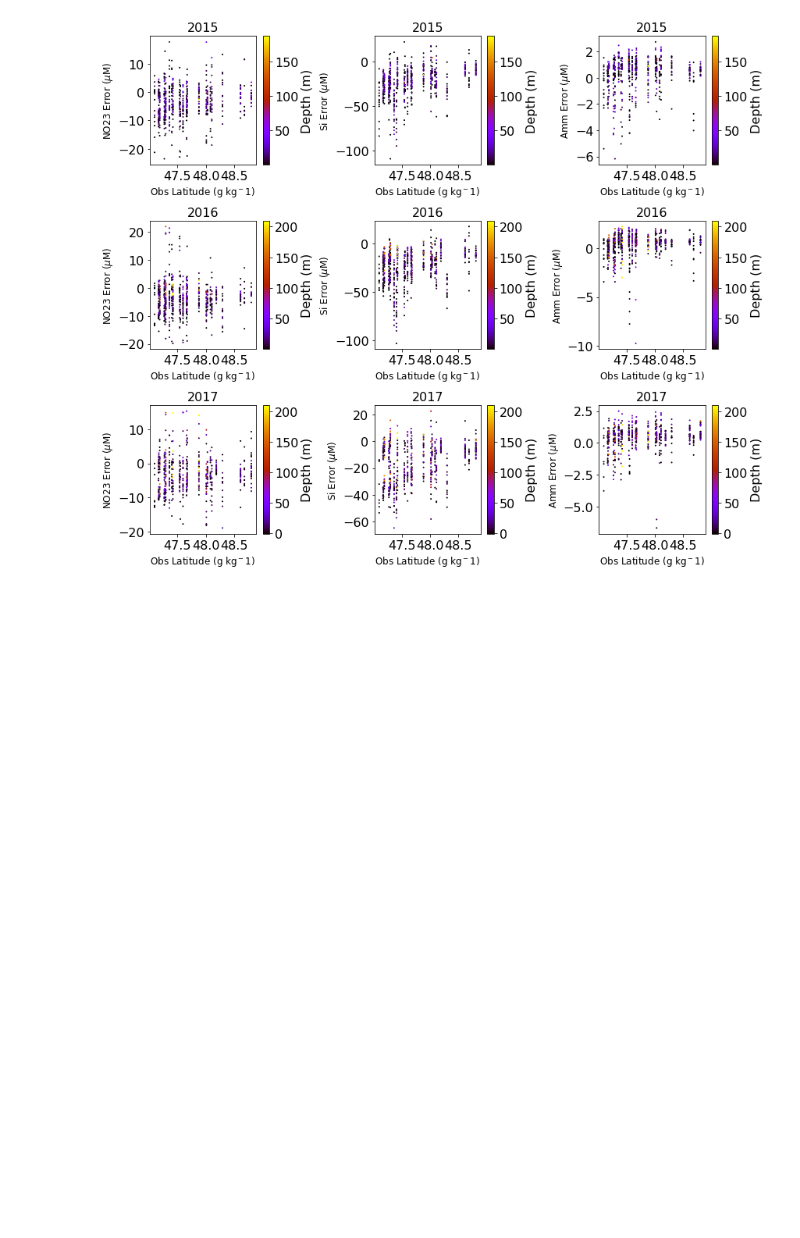
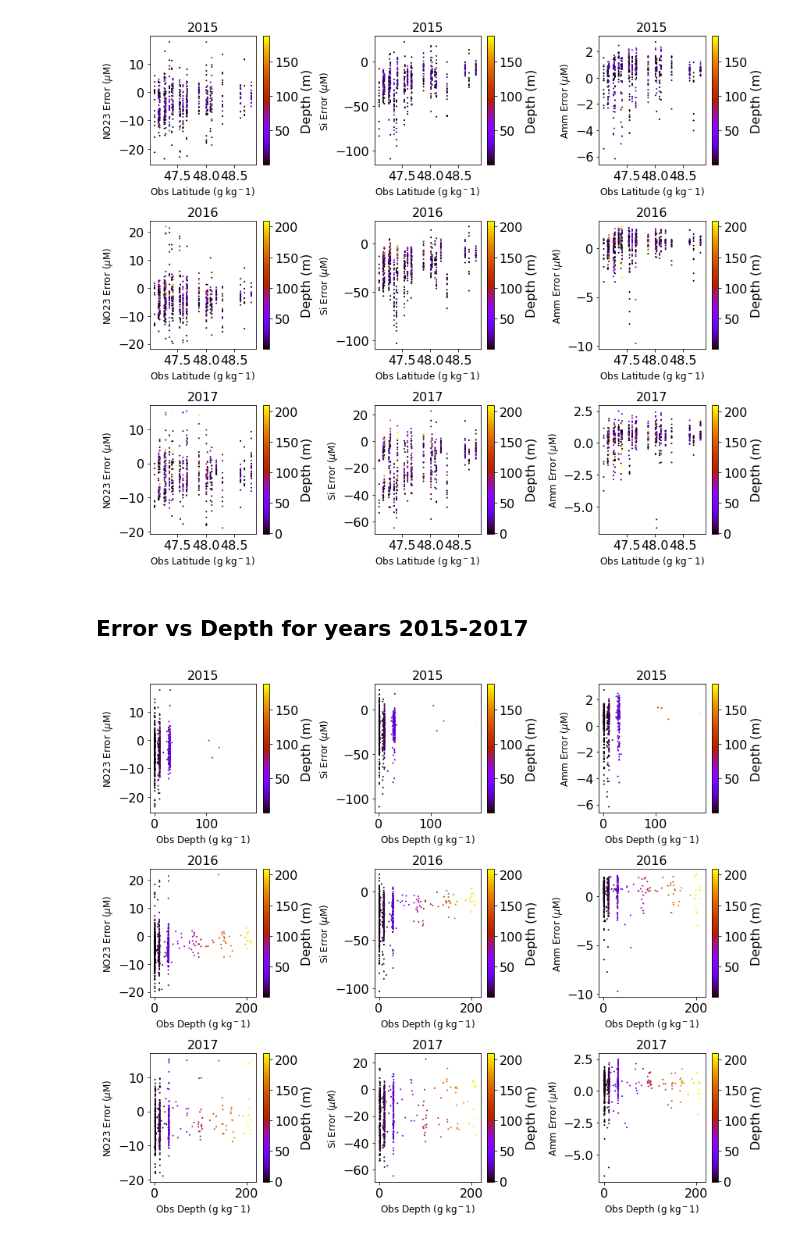
Before and after one commit to SalishSeaCast/analysis-keegan, a Jupyter notebook: notebooks/Evaluations/CTD_Nutrients_By_Year.ipynb, the cells around one changed output. Cells and saved outputs as stored; diff of their text form; code cells hidden in the pictures; blank space fills up the shorter version.

```diff
--- a/notebooks/Evaluations/CTD_Nutrients_By_Year.ipynb
+++ b/notebooks/Evaluations/CTD_Nutrients_By_Year.ipynb
@@ -385,3 +390,14 @@ var=[['Lat','mod_nitrate','NO23'],['Lat','mod_silicon','Si'],['Lat','mod_ammoniu
 multi_env_graph(down,across,figsize,years,var,'Latitude')
 # %% [output]
 [figure]
+# %% [markdown]
+## Error vs Depth for years 2015-2017
+# %%
+down=3
+across=3
+figsize=(12,10)
+var=[['Z','mod_nitrate','NO23'],['Z','mod_silicon','Si'],['Z','mod_ammonium','Amm']]
+
+multi_env_graph(down,across,figsize,years,var,'Depth')
+# %% [output]
+[figure, added]
```
Also changed, not shown: parts of 11 cells of this notebook, 2 other files.
